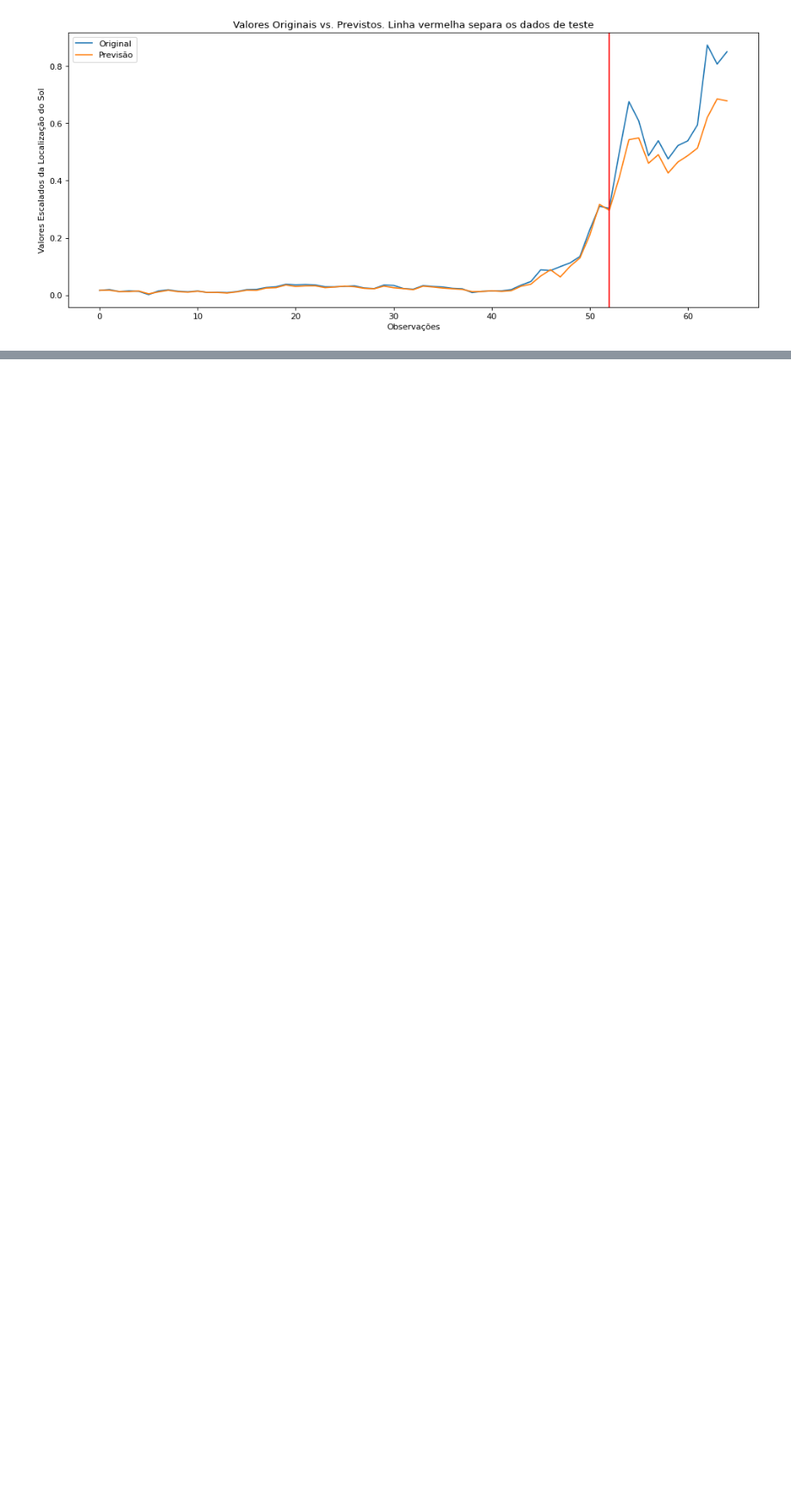
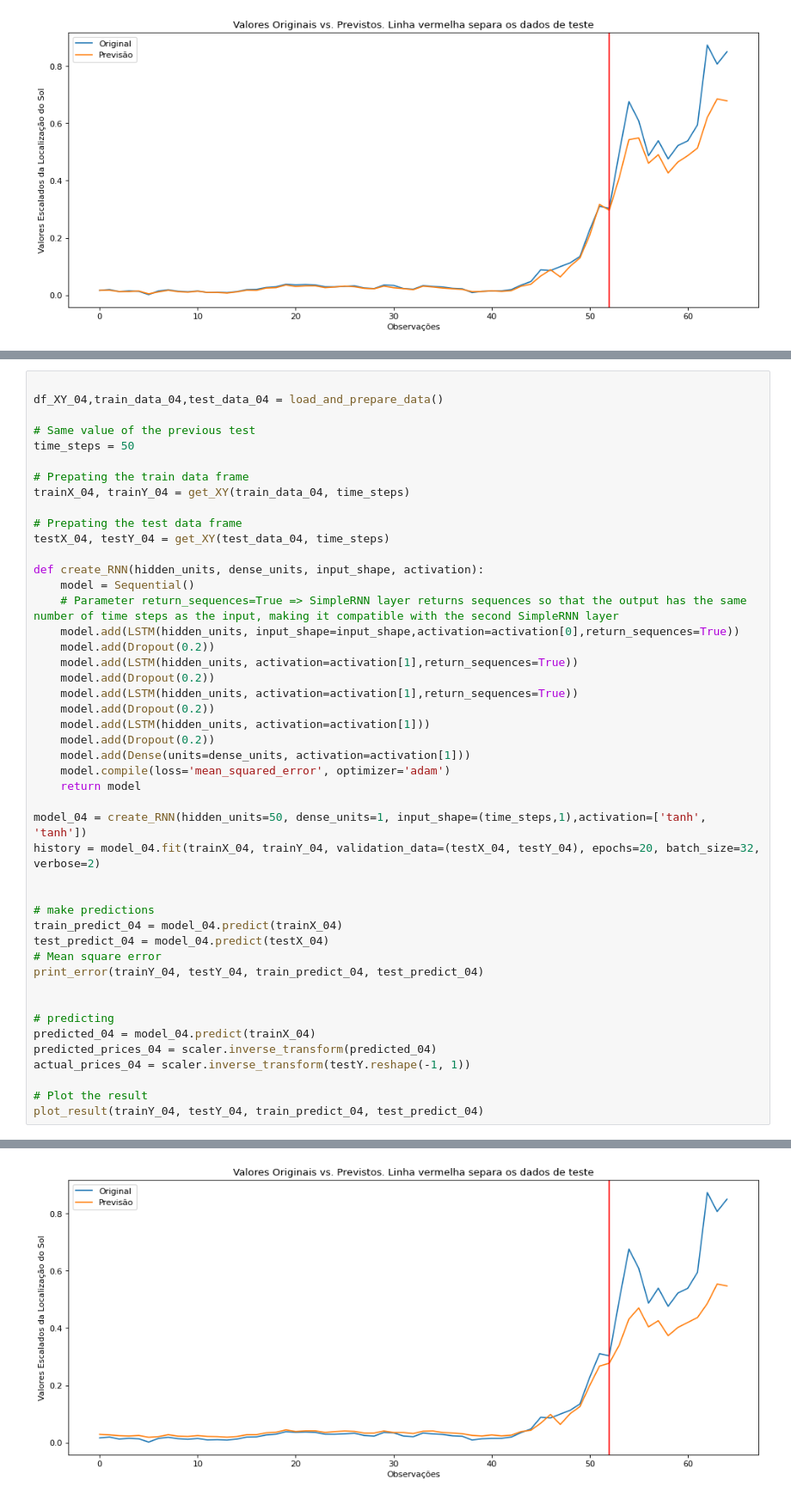
Before and after one commit to patriani/RNN_LSTM_Tesla_stock, a Jupyter notebook: ELT575_Semana3_ES119663.ipynb, the cells around one changed output, grey strips where cells are left out. Shown at 86% size. Drawn from its saved outputs; the diff is of its cells as text; blank space fills up the shorter version.

```diff
--- a/ELT575_Semana3_ES119663.ipynb
+++ b/ELT575_Semana3_ES119663.ipynb
@@ -196,0 +265,47 @@ Raíz do Erro Médio Quadrático para Teste: 0.109
+# %%
+
+df_XY_04,train_data_04,test_data_04 = load_and_prepare_data()
+
+# Same value of the previous test
+time_steps = 50
+
+# Prepating the train data frame
+trainX_04, trainY_04 = get_XY(train_data_04, time_steps)
+
+# Prepating the test data frame
+testX_04, testY_04 = get_XY(test_data_04, time_steps)
+
+def create_RNN(hidden_units, dense_units, input_shape, activation):
+    model = Sequential()
+    # Parameter return_sequences=True => SimpleRNN layer returns sequences so that the output has the same number of time steps as the input, making it compatible with the second SimpleRNN layer
+    model.add(LSTM(hidden_units, input_shape=input_shape,activation=activation[0],return_sequences=True))
+    model.add(Dropout(0.2))
+    model.add(LSTM(hidden_units, activation=activation[1],return_sequences=True))
+    model.add(Dropout(0.2))
+    model.add(LSTM(hidden_units, activation=activation[1],return_sequences=True))
+    model.add(Dropout(0.2))
+    model.add(LSTM(hidden_units, activation=activation[1]))
+    model.add(Dropout(0.2))
+    model.add(Dense(units=dense_units, activation=activation[1]))
+    model.compile(loss='mean_squared_error', optimizer='adam')
+    return model
+
+model_04 = create_RNN(hidden_units=50, dense_units=1, input_shape=(time_steps,1),activation=['tanh', 'tanh'])
+history = model_04.fit(trainX_04, trainY_04, validation_data=(testX_04, testY_04), epochs=20, batch_size=32, verbose=2)
+
+
+# make predictions
+train_predict_04 = model_04.predict(trainX_04)
+test_predict_04 = model_04.predict(testX_04)
+# Mean square error
+print_error(trainY_04, testY_04, train_predict_04, test_predict_04)
+
+
+# predicting
+predicted_04 = model_04.predict(trainX_04)
+predicted_prices_04 = scaler.inverse_transform(predicted_04)
+actual_prices_04 = scaler.inverse_transform(testY.reshape(-1, 1))
+
+# Plot the result
+plot_result(trainY_04, testY_04, train_predict_04, test_predict_04)
+# %% [output]
@@ -196,0 +330 @@ Raíz do Erro Médio Quadrático para Teste: 0.109
+[figure, added]
```
Also changed, not shown: parts of 4 cells of this notebook.
